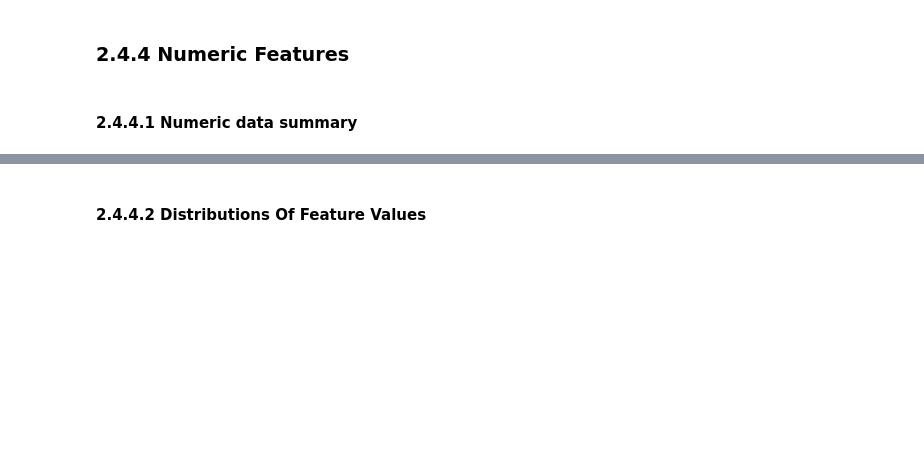
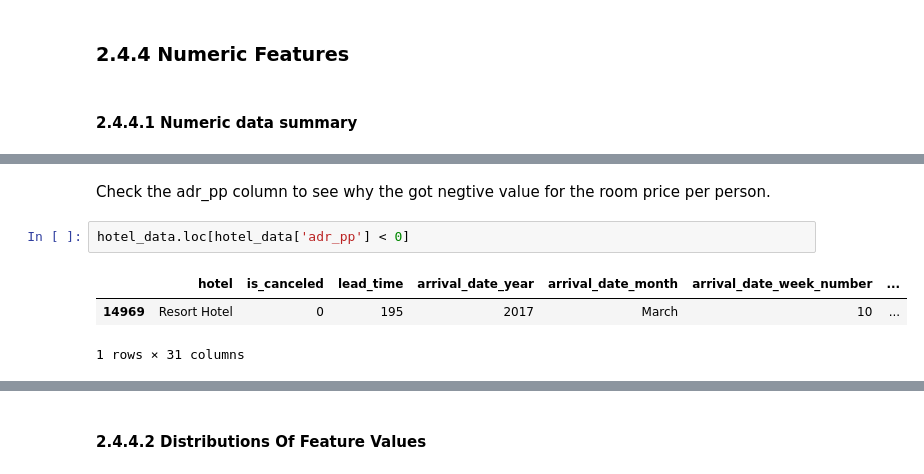
Before and after one commit to rikki731/DataScienceCapstoneTwo, a Jupyter notebook: Notebooks/02_data_wrangling.ipynb, the cells around one changed output, grey strips where cells are left out. Drawn from its saved outputs; the diff is of its cells as text; blank space fills up the shorter version.

```diff
--- a/Notebooks/02_data_wrangling.ipynb
+++ b/Notebooks/02_data_wrangling.ipynb
@@ -365,0 +412,8 @@ hotel_data.describe().T
+# %% [markdown]
+Check the adr_pp column to see why the got negtive value for the room price per person.
+# %%
+hotel_data.loc[hotel_data['adr_pp'] < 0]
+# %% [output]
+|  | hotel | is_canceled | lead_time | arrival_date_year | arrival_date_month | arrival_date_week_number | ... |
+| 14969 | Resort Hotel | 0 | 195 | 2017 | March | 10 | ... |
+1 rows × 31 columns
```
Also changed, not shown: parts of 26 cells of this notebook.
